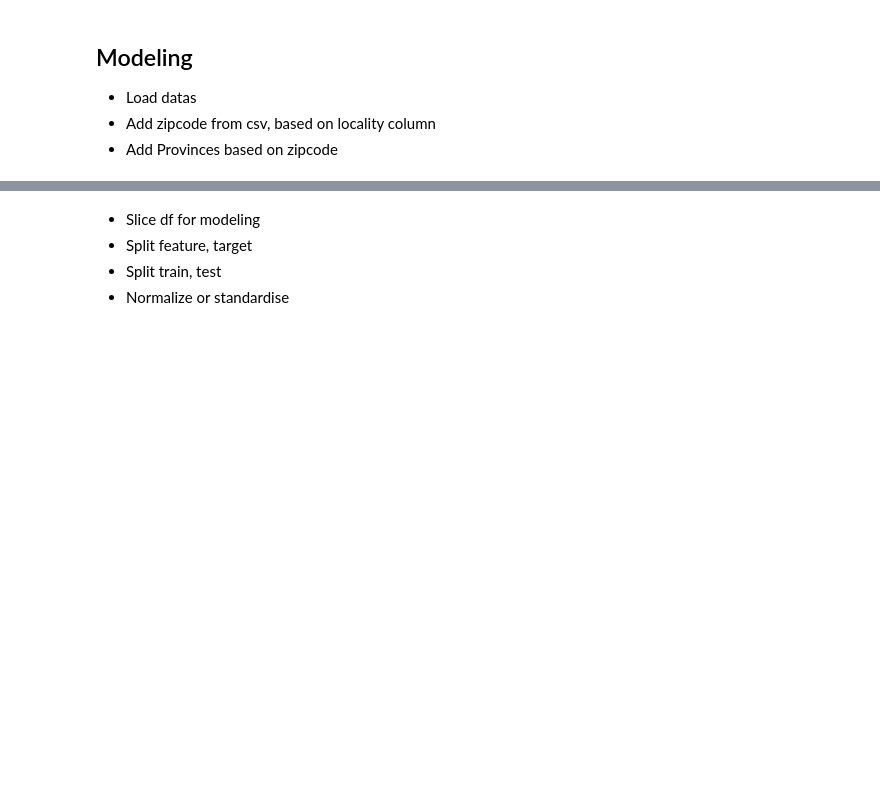
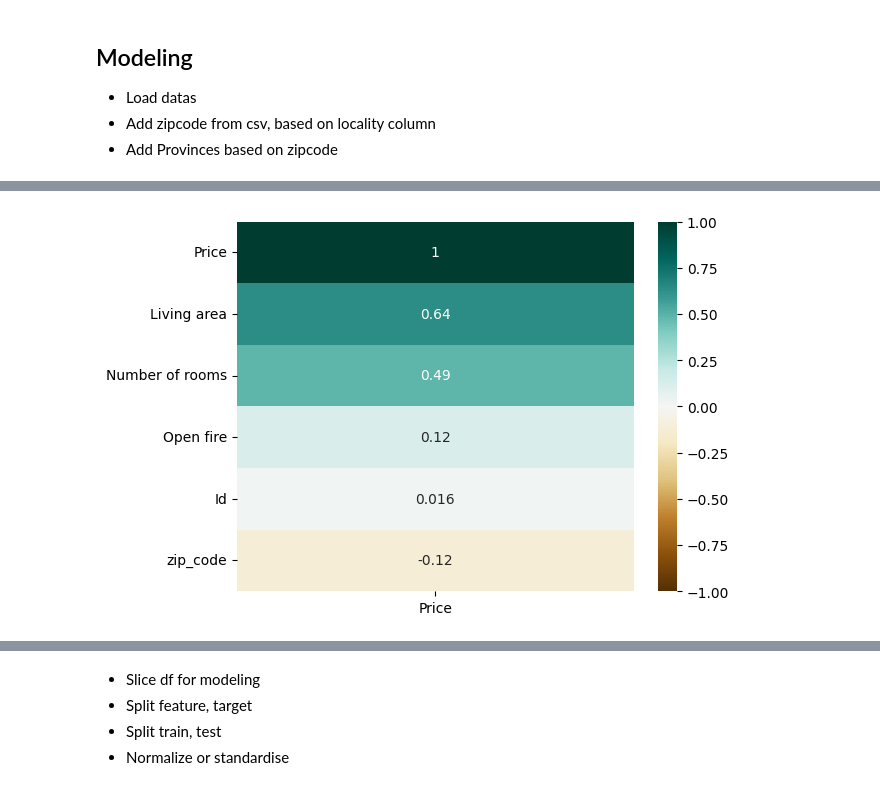
Before and after one commit to Laverdure77/immo_Eliza_Data_Analysis, a Jupyter notebook: Modeling/model.ipynb, the cells around one changed output, grey strips where cells are left out. Drawn from its saved outputs; the diff is of its cells as text; code cells hidden in the pictures; blank space fills up the shorter version.

```diff
--- a/Modeling/model.ipynb
+++ b/Modeling/model.ipynb
@@ -39,0 +87,4 @@ data = add_province(data)
+# %%
+heatmap = sns.heatmap(correlation[['Price']].sort_values(by='Price', ascending=False), vmin=-1, vmax=1, annot=True, cmap='BrBG')
+# %% [output]
+[figure, added]
```
Also changed, not shown: parts of 12 cells of this notebook, 1 other file.
